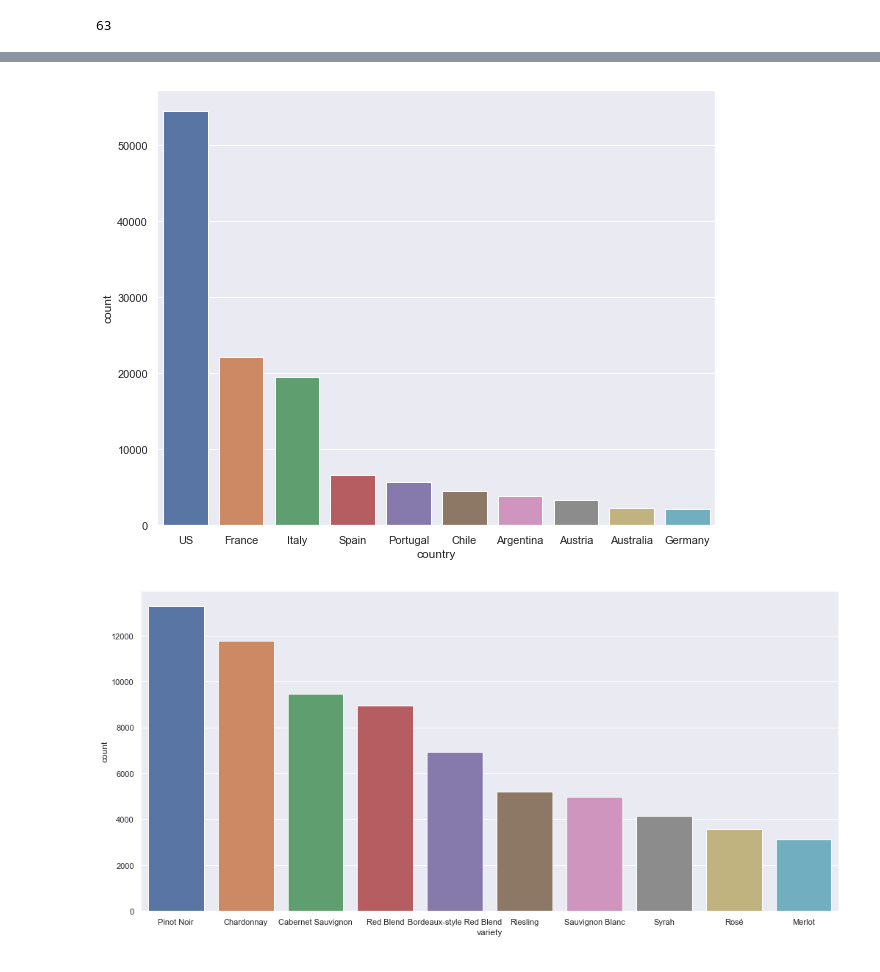
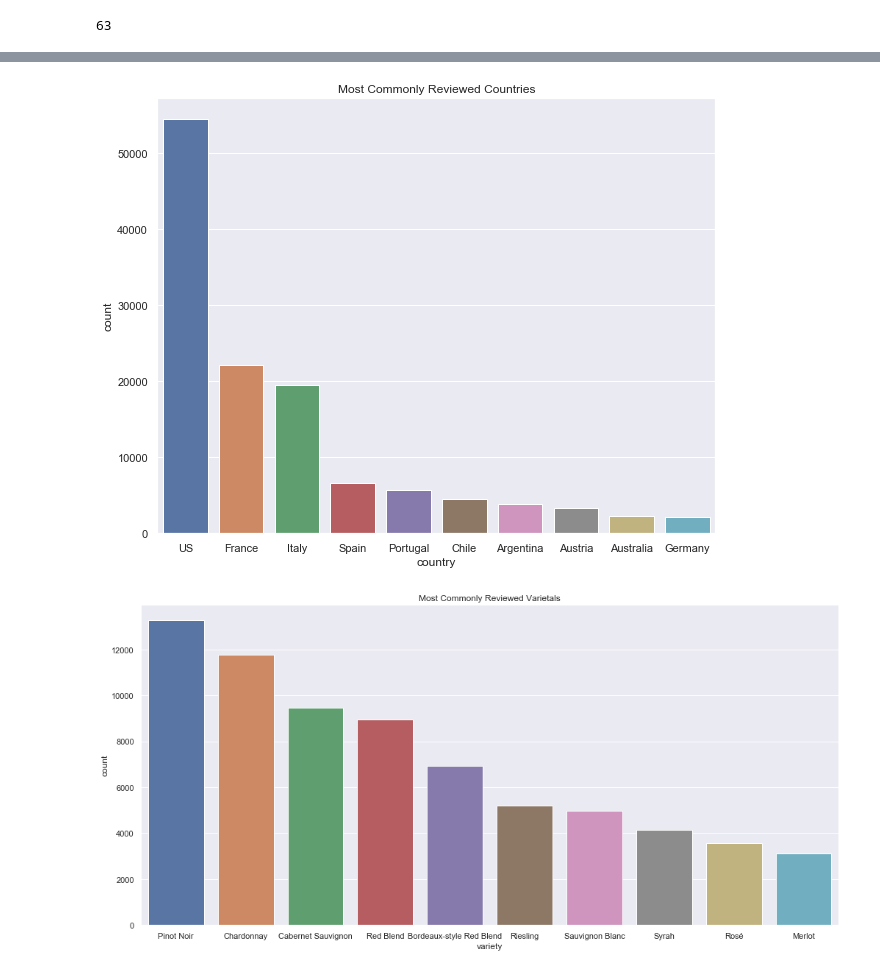
Before and after one commit to miyamuse/wine-blog, a Jupyter notebook: index.ipynb, the cells around one changed output, grey strips where cells are left out. Drawn from its saved outputs; the diff is of its cells as text; code cells hidden in the pictures.

Commit message:
Added visualizations. WIP.

```diff
--- a/index.ipynb
+++ b/index.ipynb
@@ -102,10 +102,12 @@ old_world = ['Italy', 'Portugal', 'Spain', 'France', 'Germany', 'Austria','Hunga
 # %%
 sns.set(rc={'figure.figsize':(10,8)})
 ax = sns.countplot(x="country", data=wine, order=wine["country"].value_counts().iloc[:10].index)
+ax.set_title('Most Commonly Reviewed Countries');
 # %% [output]
-[figure, old version]
+[figure, new version]
 # %%
 sns.set(rc={'figure.figsize':(17,8)})
 ax = sns.countplot(x="variety", data=wine, order=wine["variety"].value_counts().iloc[:10].index)
+ax.set_title('Most Commonly Reviewed Varietals');
 # %% [output]
-[figure, old version]
+[figure, new version]
```
Also changed, not shown: parts of 23 cells of this notebook, 5 other files.
